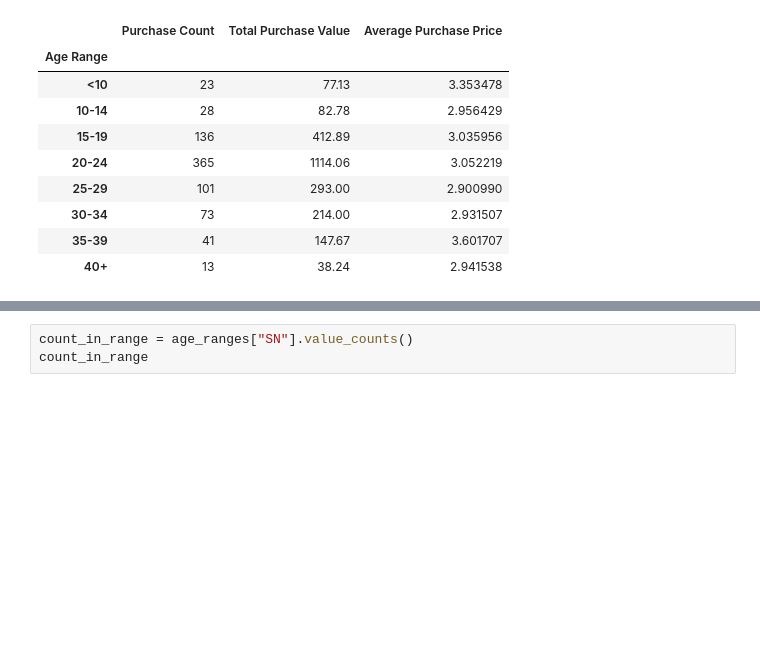
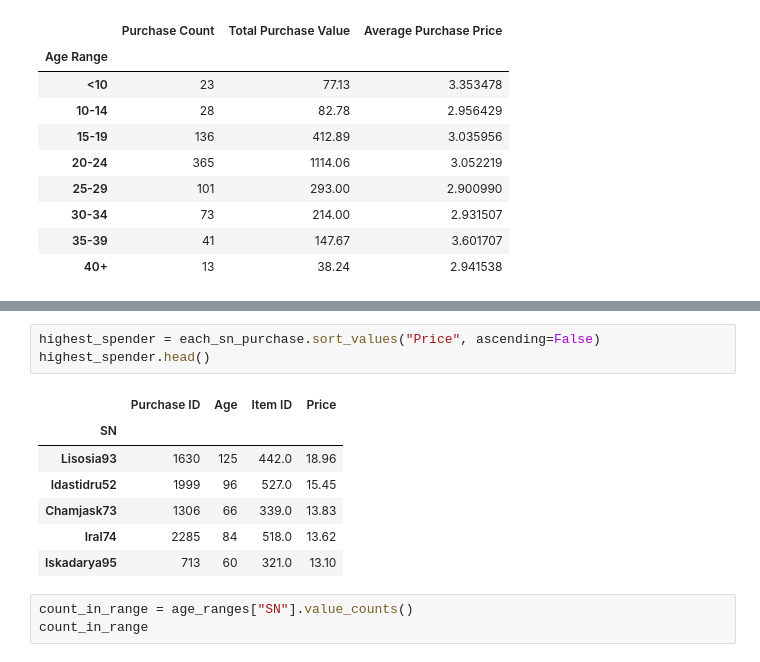
Before and after one commit to Navilongo/Video-Game-DLC-Analytics, a Jupyter notebook: HeroesOfPymoli/Heroes_code.ipynb, the cells around one changed output, grey strips where cells are left out. Drawn from its saved outputs; the diff is of its cells as text; blank space fills up the shorter version.

```diff
--- a/HeroesOfPymoli/Heroes_code.ipynb
+++ b/HeroesOfPymoli/Heroes_code.ipynb
@@ -336,3 +387,14 @@ pd.concat([purchase_count_range, purchase_value_range,average_price_range], axis
+# %%
+highest_spender = each_sn_purchase.sort_values("Price", ascending=False)
+highest_spender.head()
+# %% [output]
+|  | Purchase ID | Age | Item ID | Price |
+| SN |  |  |  |  |
+| Lisosia93 | 1630 | 125 | 442.0 | 18.96 |
+| Idastidru52 | 1999 | 96 | 527.0 | 15.45 |
+| Chamjask73 | 1306 | 66 | 339.0 | 13.83 |
+| Iral74 | 2285 | 84 | 518.0 | 13.62 |
+| Iskadarya95 | 713 | 60 | 321.0 | 13.10 |
 # %%
 count_in_range = age_ranges["SN"].value_counts()
 count_in_range
```
Also changed, not shown: parts of 4 cells of this notebook.
